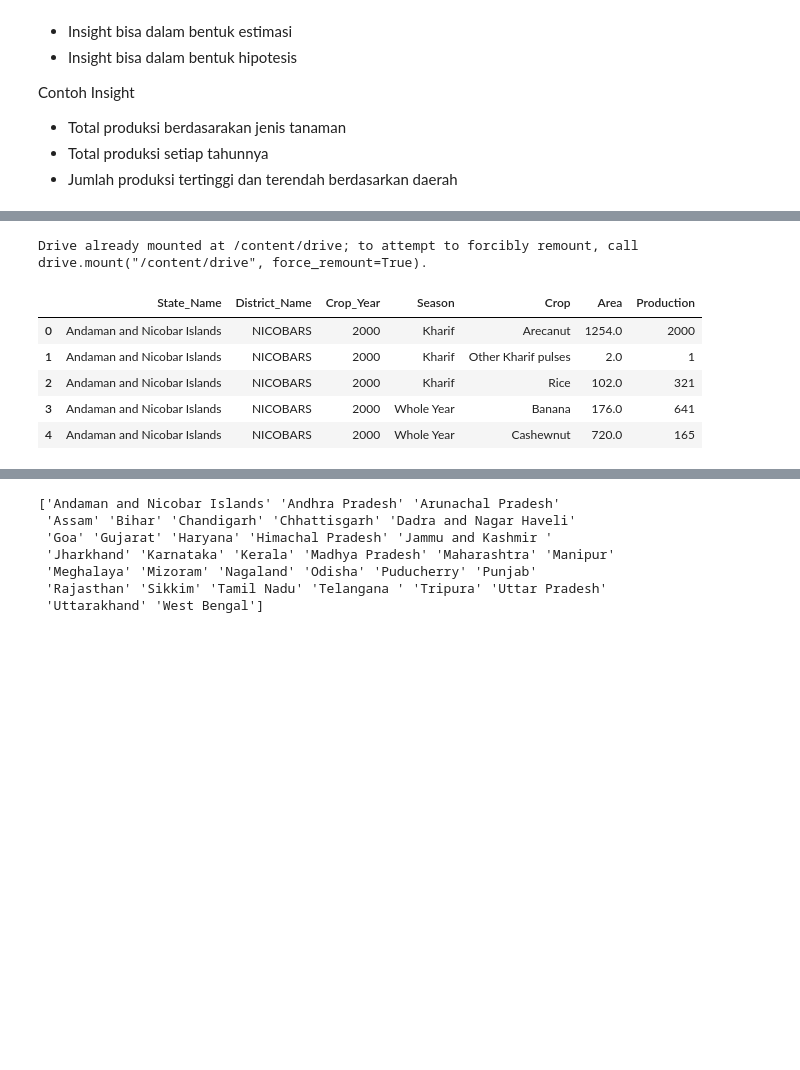
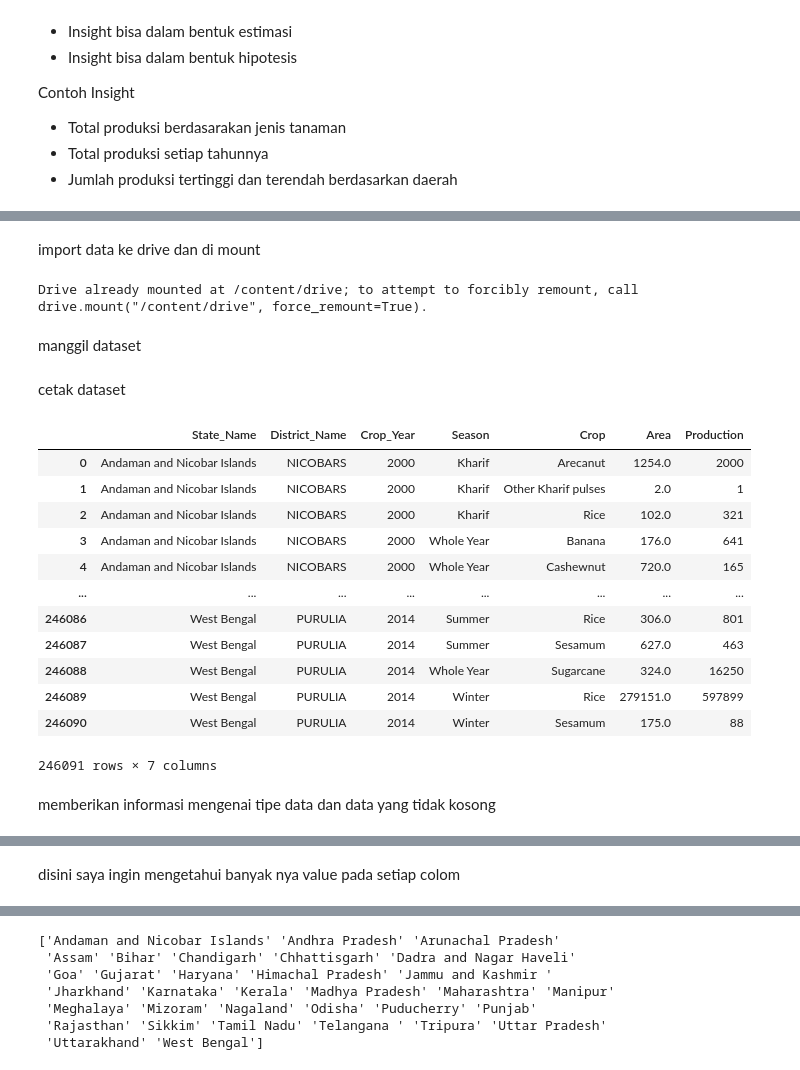
Before and after one commit to Kenfinn/AIMastery_Orbit, a Jupyter notebook: Quiz_1_Week_4_Afinzaki_Amiral_mencari_insight_dengan_pendekatan_statistik_deskriptif_maupun_inferensial.ipynb, the cells around one changed output, grey strips where cells are left out. Cells and saved outputs as stored; diff of their text form; code cells hidden in the pictures; blank space fills up the shorter version.

```diff
--- a/Quiz_1_Week_4_Afinzaki_Amiral_mencari_insight_dengan_pendekatan_statistik_deskriptif_maupun_inferensial.ipynb
+++ b/Quiz_1_Week_4_Afinzaki_Amiral_mencari_insight_dengan_pendekatan_statistik_deskriptif_maupun_inferensial.ipynb
@@ -22,22 +24,37 @@ import numpy as np
 import pandas as pd
 import matplotlib.pyplot as plt
 import seaborn as sns
+# %% [markdown]
+import data ke drive dan di mount
 # %%
 from google.colab import drive
 drive.mount('/content/drive')
 # %% [output]
 Drive already mounted at /content/drive; to attempt to forcibly remount, call drive.mount("/content/drive", force_remount=True).
+# %% [markdown]
+manggil dataset
 # %%
 data = pd.read_csv("/content/drive/MyDrive/Colab Notebooks/Dataset/apy.csv")
+# %% [markdown]
+cetak dataset
 # %%
-data.head()
+data
 # %% [output]
 |  | State_Name | District_Name | Crop_Year | Season | Crop | Area | Production |
 | 0 | Andaman and Nicobar Islands | NICOBARS | 2000 | Kharif | Arecanut | 1254.0 | 2000 |
 | 1 | Andaman and Nicobar Islands | NICOBARS | 2000 | Kharif | Other Kharif pulses | 2.0 | 1 |
 | 2 | Andaman and Nicobar Islands | NICOBARS | 2000 | Kharif | Rice | 102.0 | 321 |
 | 3 | Andaman and Nicobar Islands | NICOBARS | 2000 | Whole Year | Banana | 176.0 | 641 |
 | 4 | Andaman and Nicobar Islands | NICOBARS | 2000 | Whole Year | Cashewnut | 720.0 | 165 |
+| ... | ... | ... | ... | ... | ... | ... | ... |
+| 246086 | West Bengal | PURULIA | 2014 | Summer | Rice | 306.0 | 801 |
+| 246087 | West Bengal | PURULIA | 2014 | Summer | Sesamum | 627.0 | 463 |
+| 246088 | West Bengal | PURULIA | 2014 | Whole Year | Sugarcane | 324.0 | 16250 |
+| 246089 | West Bengal | PURULIA | 2014 | Winter | Rice | 279151.0 | 597899 |
+| 246090 | West Bengal | PURULIA | 2014 | Winter | Sesamum | 175.0 | 88 |
+246091 rows × 7 columns
+# %% [markdown]
+memberikan informasi mengenai tipe data dan data yang tidak kosong
 # %%
 data.info()
 # %% [output]
@@ -55,3 +72,5 @@ Data columns (total 7 columns):
  6   Production     246091 non-null  object
 dtypes: float64(1), int64(1), object(5)
 memory usage: 13.1+ MB
+# %% [markdown]
+disini saya ingin mengetahui banyak nya value pada setiap colom
```
Also changed, not shown: parts of 15 cells of this notebook.
